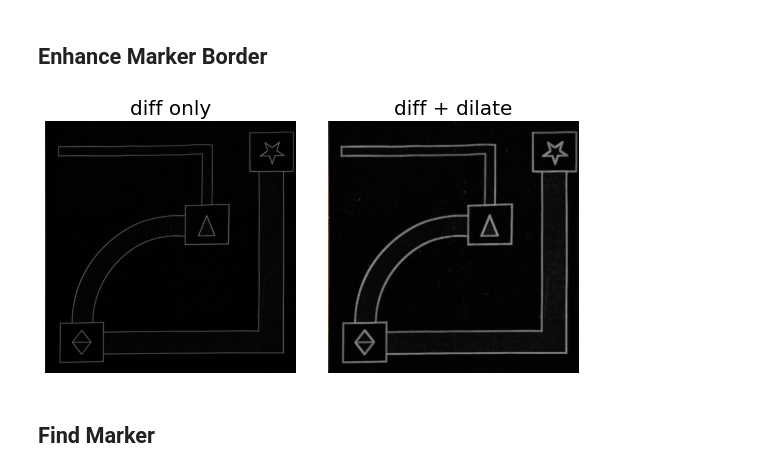
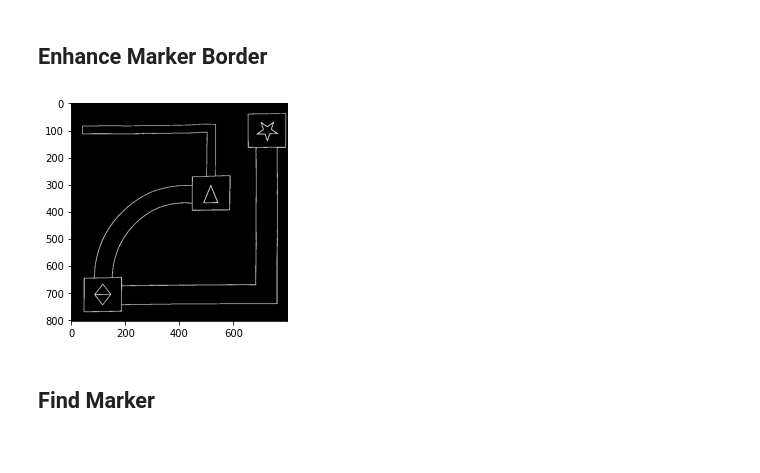
Before and after one commit to teerameth/Module6-7, a Jupyter notebook: MileStone27.ipynb, the cells around one changed output. Saved outputs shown, nothing was run; the diff lists cells and outputs as text; code cells hidden in the pictures.

```diff
--- a/MileStone27.ipynb
+++ b/MileStone27.ipynb
@@ -62,16 +54,14 @@ if UnsharpMaskBeforeFindMarker:
 # %%
 kernel = np.ones(BlurKernelSize,np.uint8)
 # Find Marker borer by difference
 dilation = cv2.dilate(frame,kernel,iterations = 1)
 diff = cv2.absdiff(dilation, frame)
-# Enhance Marker border thickness
-diff_dilated = cv2.dilate(diff,kernel,iterations = 1)
 
-imshows([diff, diff_dilated], ['diff only', 'diff + dilate'])
-
-# Select image with filtered border
-frame = diff_dilated
+# Convert to binary
+diff_bin = cv2.cvtColor(diff, cv2.COLOR_BGR2GRAY)
+frame = cv2.inRange(diff_bin, 50, 255)
+imsave(frame, "edge_thresh")
 # %% [output]
-[figure, old version]
+[figure, new version]
 # %% [markdown]
 ## Find Marker
```
Also changed, not shown: parts of 15 cells of this notebook, 10 other files.
